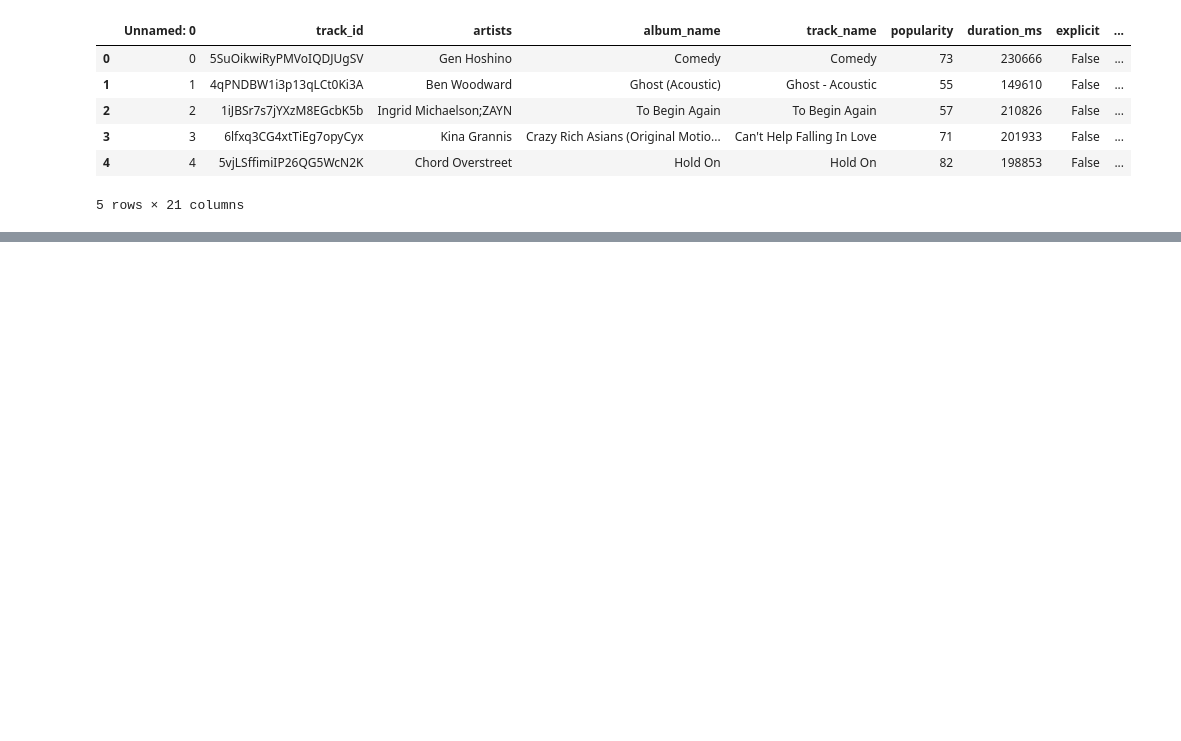
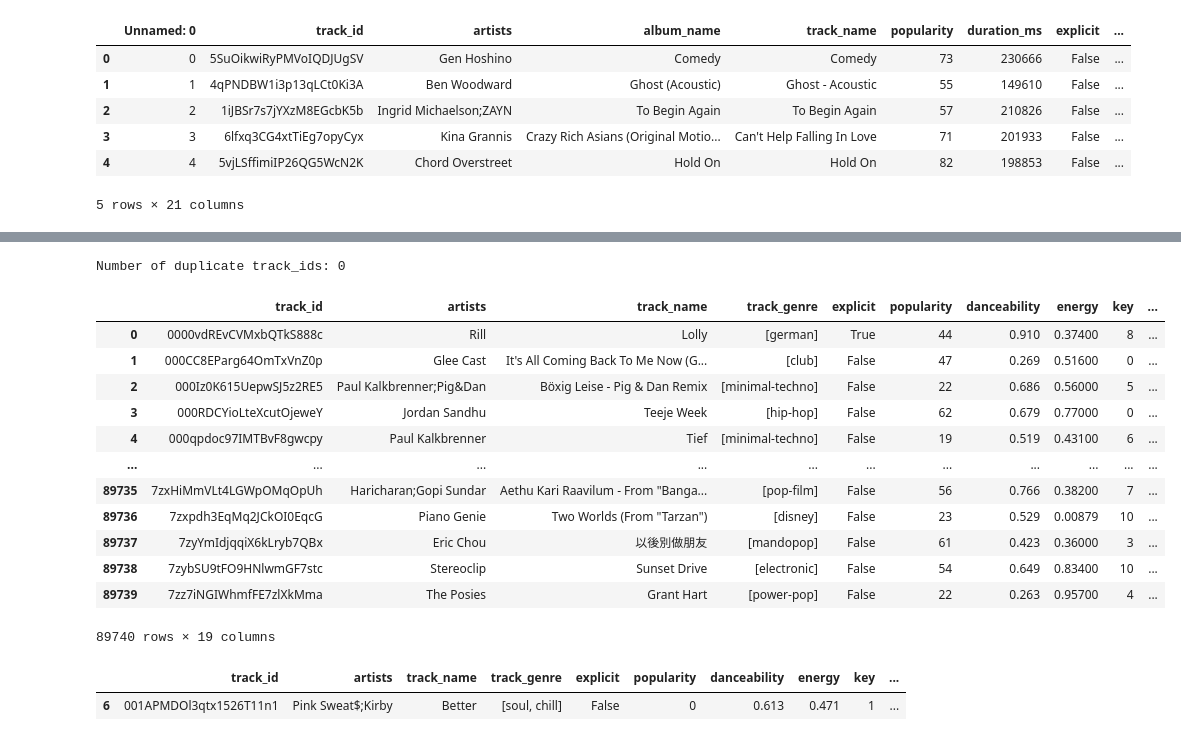
Before and after one commit to ammylin/DE-Final-Project-Sparkify, a Jupyter notebook: extract-data.ipynb, the cells around one changed output, grey strips where cells are left out. Saved outputs shown, nothing was run; the diff lists cells and outputs as text; code cells hidden in the pictures; blank space fills up the shorter version.

```diff
--- a/extract-data.ipynb
+++ b/extract-data.ipynb
@@ -74,0 +137,57 @@ df.head()
+# %%
+# choose a way to handle duplicates if any exist, keep the first occurrence but for track_genre column create a list of all unique values so that there could be multiple genres associated with a single track_id
+def aggregate_genres(genres):
+    # store it as a list of unique genres
+    unique_genres = list(set(genres))
+    return unique_genres
+
+# sort by popularity so that the most genre is first
+df = df.sort_values("popularity", ascending=False)
+df = df.groupby('track_id').agg({
+    'artists': 'first',
+    'track_name': 'first',
+    'track_genre': aggregate_genres,
+    'explicit': 'first',
+    'popularity': 'first',
+    'danceability': 'first',
+    'energy': 'first',
+    'key': 'first',
+    'loudness': 'first',
+    'mode': 'first',
+    'speechiness': 'first',
+    'acousticness': 'first',
+    'instrumentalness': 'first',
+    'liveness': 'first',
+    'valence': 'first',
+    'tempo': 'first',
+    'duration_ms': 'first',
+    'time_signature': 'first'
+}).reset_index()
+
+# confirm no duplicates now!
+track_id_duplicates = df.duplicated(subset=['track_id'])
+print(f"Number of duplicate track_ids: {track_id_duplicates.sum()}")
+
+# confirm example of a duplicated track_id with combined genres
+df
+# %% [output]
+Number of duplicate track_ids: 0
+|  | track_id | artists | track_name | track_genre | explicit | popularity | danceability | energy | key | ... |
+| 0 | 0000vdREvCVMxbQTkS888c | Rill | Lolly | [german] | True | 44 | 0.910 | 0.37400 | 8 | ... |
+| 1 | 000CC8EParg64OmTxVnZ0p | Glee Cast | It's All Coming Back To Me Now (G... | [club] | False | 47 | 0.269 | 0.51600 | 0 | ... |
+| 2 | 000Iz0K615UepwSJ5z2RE5 | Paul Kalkbrenner;Pig&Dan | Böxig Leise - Pig & Dan Remix | [minimal-techno] | False | 22 | 0.686 | 0.56000 | 5 | ... |
+| 3 | 000RDCYioLteXcutOjeweY | Jordan Sandhu | Teeje Week | [hip-hop] | False | 62 | 0.679 | 0.77000 | 0 | ... |
+| 4 | 000qpdoc97IMTBvF8gwcpy | Paul Kalkbrenner | Tief | [minimal-techno] | False | 19 | 0.519 | 0.43100 | 6 | ... |
+| ... | ... | ... | ... | ... | ... | ... | ... | ... | ... | ... |
+| 89735 | 7zxHiMmVLt4LGWpOMqOpUh | Haricharan;Gopi Sundar | Aethu Kari Raavilum - From "Banga... | [pop-film] | False | 56 | 0.766 | 0.38200 | 7 | ... |
+| 89736 | 7zxpdh3EqMq2JCkOI0EqcG | Piano Genie | Two Worlds (From "Tarzan") | [disney] | False | 23 | 0.529 | 0.00879 | 10 | ... |
+| 89737 | 7zyYmIdjqqiX6kLryb7QBx | Eric Chou | 以後別做朋友 | [mandopop] | False | 61 | 0.423 | 0.36000 | 3 | ... |
+| 89738 | 7zybSU9tFO9HNlwmGF7stc | Stereoclip | Sunset Drive | [electronic] | False | 54 | 0.649 | 0.83400 | 10 | ... |
+| 89739 | 7zz7iNGIWhmfFE7zlXkMma | The Posies | Grant Hart | [power-pop] | False | 22 | 0.263 | 0.95700 | 4 | ... |
+89740 rows × 19 columns
+# %%
+# view an example of a previously duplicated track_id with combined genres
+df[(df['track_id'] == '001APMDOl3qtx1526T11n1')]
+# %% [output]
+|  | track_id | artists | track_name | track_genre | explicit | popularity | danceability | energy | key | ... |
+| 6 | 001APMDOl3qtx1526T11n1 | Pink Sweat$;Kirby | Better | [soul, chill] | False | 0 | 0.613 | 0.471 | 1 | ... |
```
Also changed, not shown: parts of 21 cells of this notebook, 1 other file.
